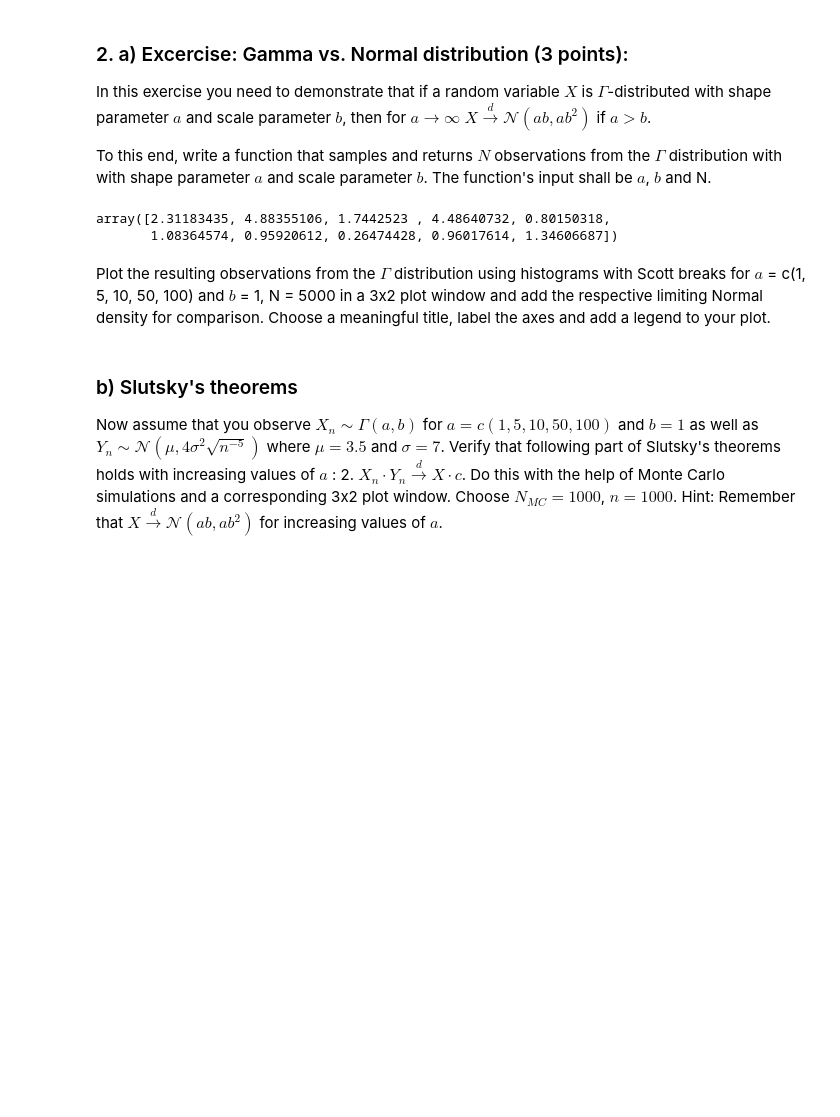
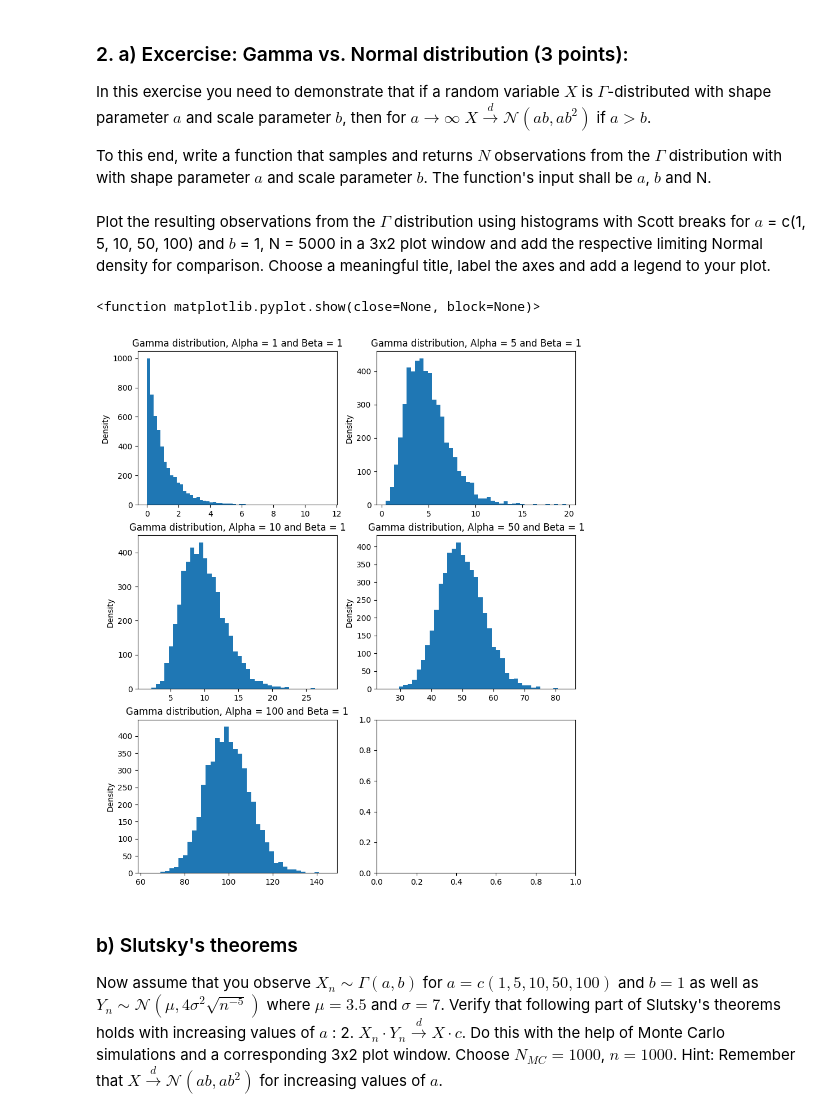
Before and after one commit to jofella/Master_CAU, a Jupyter notebook: Semester_1/Stat_1/Statistics_1_ass.ipynb, the cells around one changed output. Cells and saved outputs as stored; diff of their text form; code cells hidden in the pictures; blank space fills up the shorter version.

Commit message:
Gamma distributed rv and Output as a plot

```diff
--- a/Semester_1/Stat_1/Statistics_1_ass.ipynb
+++ b/Semester_1/Stat_1/Statistics_1_ass.ipynb
@@ -191,18 +191,13 @@ import numpy as np #equivalent to built in r-functions
-# %%
-# Setting parameters for Gamma distribution
-alpha_shape = 2
-beta_scale = 1
-N_size = 10
 # %%
 # Generating random numbers (easy way)
 np.random.seed(28)
 sample = np.random.gamma(shape= alpha_shape, scale= beta_scale, size=N_size)
-sample
-# %% [output]
-array([2.31183435, 4.88355106, 1.7442523 , 4.48640732, 0.80150318,
-       1.08364574, 0.95920612, 0.26474428, 0.96017614, 1.34606687])
-# %%
-# Generating random numbers with Inverse transformation method
-
-def gamma_inverse_tranformation():
-    print("hello")
+# %%
+# Generating random numbers from gamma distribution (coherent with r method)
+
+def gamma_inverse_tranformation(alpha, beta, N):
+    np.random.seed(28) # -->fixed seed code
+    sample = []
+    for x in range(N):
+        sample.append(np.random.gamma(alpha, beta))
+    return(sample)
@@ -209,5 +207,28 @@ def gamma_inverse_tranformation():
 # %% [markdown]
 Plot the resulting observations from the ${\Gamma}$ distribution using histograms with Scott breaks for $a$ = c(1, 5, 10, 50, 100) and $b$ = 1, N = 5000 in a 3x2 plot window and add the respective limiting Normal density for comparison. Choose a meaningful title, label the axes and add a legend to your plot.
+# %%
+# Setting parameters
+alpha = [1,5,10,50,100]
+beta = 1
+N = 5000
+np.random.seed(28) #--> fixed seed code
+
+# Setting up subplots
+fig, axs  = plt.subplots(3,2, figsize=(10,12))
+
+# Creating plots
+for i, ax in enumerate(axs.flatten()): #makes the axs object 1D
+    if i < len(alpha):
+        ax.hist(gamma_inverse_tranformation(alpha[i], beta, N), bins="scott")
+        ax.set_title(f"Gamma distribution, Alpha = {alpha[i]} and Beta = {beta}")
+        #ax.set_xlabel(f"x")
+        ax.set_ylabel(f"Density")
+
+
+plt.show
+# %% [output]
+<function matplotlib.pyplot.show(close=None, block=None)>
+[figure, added]
 # %% [markdown]
 ###  b) Slutsky's theorems
 
```
Also changed, not shown: parts of 2 cells of this notebook.
